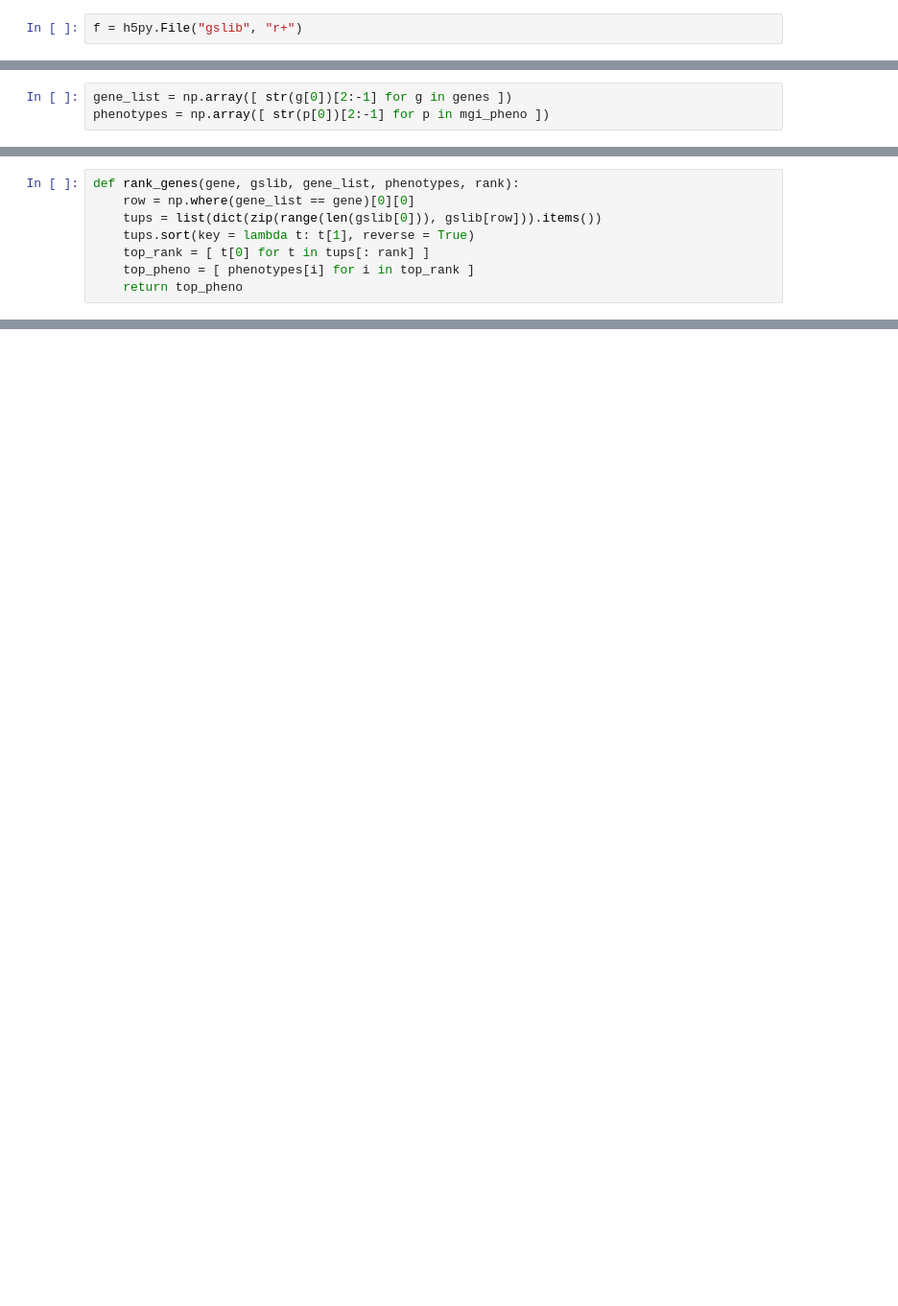
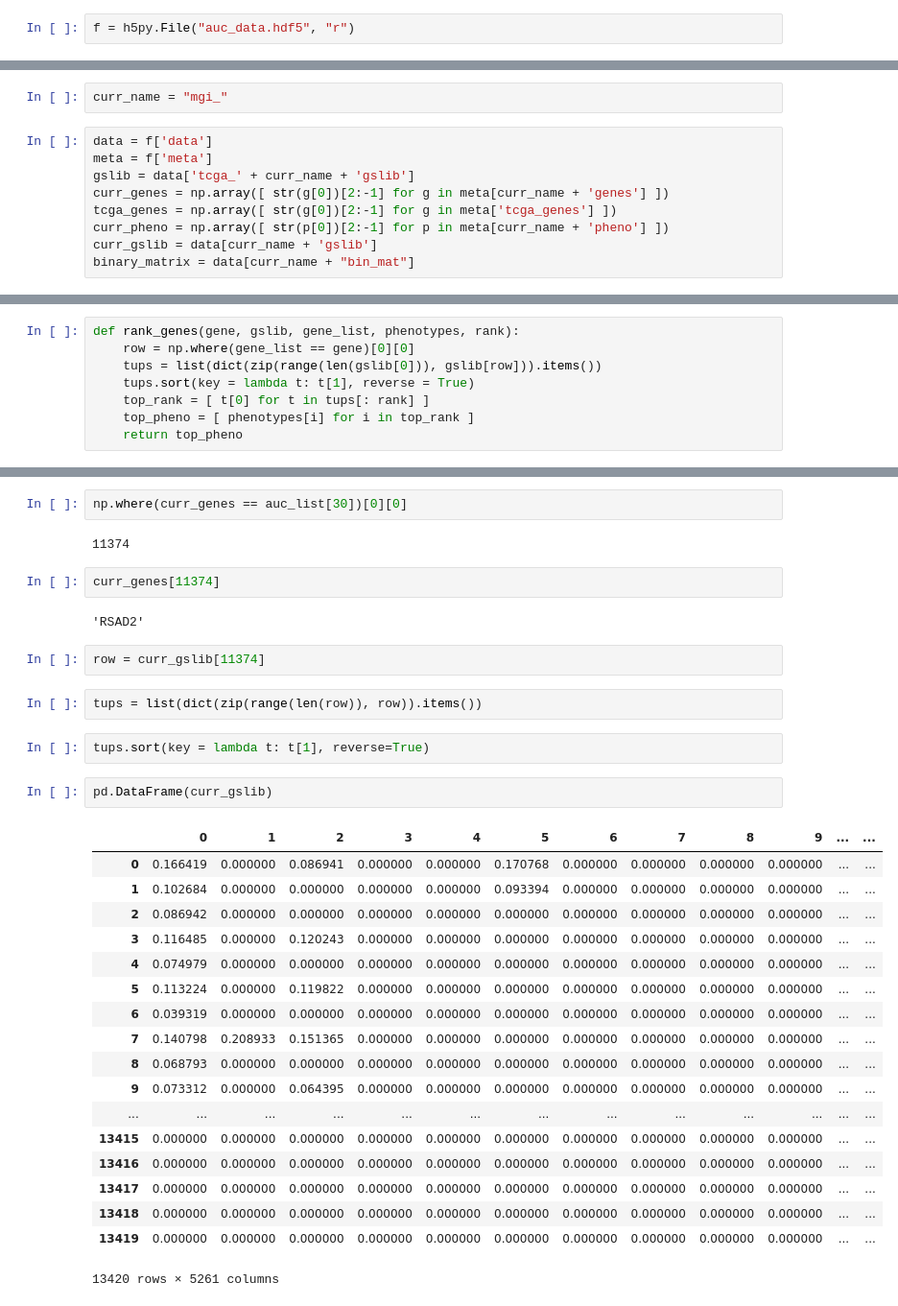
Before and after one commit to MaayanLab/RNA-level-functional-predictions, a Jupyter notebook: rank genes.ipynb, the cells around one changed output, grey strips where cells are left out. Shown at 96% size. Cells and saved outputs as stored; diff of their text form; blank space fills up the shorter version.

```diff
--- a/rank genes.ipynb
+++ b/rank genes.ipynb
@@ -5,2 +8,2 @@ import pandas as pd
 # %%
-f = h5py.File("gslib", "r+")
+f = h5py.File("auc_data.hdf5", "r")
@@ -11,3 +10,11 @@ mgi_pheno = f['mouse phenotypes']
+# %%
+curr_name = "mgi_"
 # %%
-gene_list = np.array([ str(g[0])[2:-1] for g in genes ])
-phenotypes = np.array([ str(p[0])[2:-1] for p in mgi_pheno ])
+data = f['data']
+meta = f['meta']
+gslib = data['tcga_' + curr_name + 'gslib']
+curr_genes = np.array([ str(g[0])[2:-1] for g in meta[curr_name + 'genes'] ])
+tcga_genes = np.array([ str(g[0])[2:-1] for g in meta['tcga_genes'] ])
+curr_pheno = np.array([ str(p[0])[2:-1] for p in meta[curr_name + 'pheno'] ])
+curr_gslib = data[curr_name + 'gslib']
+binary_matrix = data[curr_name + "bin_mat"]
@@ -34,0 +80,35 @@ rank_genes(gene_list[6], gslib, gene_list, phenotypes, 10)
+# %%
+np.where(curr_genes == auc_list[30])[0][0]
+# %% [output]
+11374
+# %%
+curr_genes[11374]
+# %% [output]
+'RSAD2'
+# %%
+row = curr_gslib[11374]
+# %%
+tups = list(dict(zip(range(len(row)), row)).items())
+# %%
+tups.sort(key = lambda t: t[1], reverse=True)
+# %%
+pd.DataFrame(curr_gslib)
+# %% [output]
+|  | 0 | 1 | 2 | 3 | 4 | 5 | 6 | 7 | 8 | 9 | ... | ... |
+| 0 | 0.166419 | 0.000000 | 0.086941 | 0.000000 | 0.000000 | 0.170768 | 0.000000 | 0.000000 | 0.000000 | 0.000000 | ... | ... |
+| 1 | 0.102684 | 0.000000 | 0.000000 | 0.000000 | 0.000000 | 0.093394 | 0.000000 | 0.000000 | 0.000000 | 0.000000 | ... | ... |
+| 2 | 0.086942 | 0.000000 | 0.000000 | 0.000000 | 0.000000 | 0.000000 | 0.000000 | 0.000000 | 0.000000 | 0.000000 | ... | ... |
+| 3 | 0.116485 | 0.000000 | 0.120243 | 0.000000 | 0.000000 | 0.000000 | 0.000000 | 0.000000 | 0.000000 | 0.000000 | ... | ... |
+| 4 | 0.074979 | 0.000000 | 0.000000 | 0.000000 | 0.000000 | 0.000000 | 0.000000 | 0.000000 | 0.000000 | 0.000000 | ... | ... |
+| 5 | 0.113224 | 0.000000 | 0.119822 | 0.000000 | 0.000000 | 0.000000 | 0.000000 | 0.000000 | 0.000000 | 0.000000 | ... | ... |
+| 6 | 0.039319 | 0.000000 | 0.000000 | 0.000000 | 0.000000 | 0.000000 | 0.000000 | 0.000000 | 0.000000 | 0.000000 | ... | ... |
+| 7 | 0.140798 | 0.208933 | 0.151365 | 0.000000 | 0.000000 | 0.000000 | 0.000000 | 0.000000 | 0.000000 | 0.000000 | ... | ... |
+| 8 | 0.068793 | 0.000000 | 0.000000 | 0.000000 | 0.000000 | 0.000000 | 0.000000 | 0.000000 | 0.000000 | 0.000000 | ... | ... |
+| 9 | 0.073312 | 0.000000 | 0.064395 | 0.000000 | 0.000000 | 0.000000 | 0.000000 | 0.000000 | 0.000000 | 0.000000 | ... | ... |
+| ... | ... | ... | ... | ... | ... | ... | ... | ... | ... | ... | ... | ... |
+| 13415 | 0.000000 | 0.000000 | 0.000000 | 0.000000 | 0.000000 | 0.000000 | 0.000000 | 0.000000 | 0.000000 | 0.000000 | ... | ... |
+| 13416 | 0.000000 | 0.000000 | 0.000000 | 0.000000 | 0.000000 | 0.000000 | 0.000000 | 0.000000 | 0.000000 | 0.000000 | ... | ... |
+| 13417 | 0.000000 | 0.000000 | 0.000000 | 0.000000 | 0.000000 | 0.000000 | 0.000000 | 0.000000 | 0.000000 | 0.000000 | ... | ... |
+| 13418 | 0.000000 | 0.000000 | 0.000000 | 0.000000 | 0.000000 | 0.000000 | 0.000000 | 0.000000 | 0.000000 | 0.000000 | ... | ... |
+| 13419 | 0.000000 | 0.000000 | 0.000000 | 0.000000 | 0.000000 | 0.000000 | 0.000000 | 0.000000 | 0.000000 | 0.000000 | ... | ... |
+13420 rows × 5261 columns
```
Also changed, not shown: parts of 12 cells of this notebook, 8 other files.
